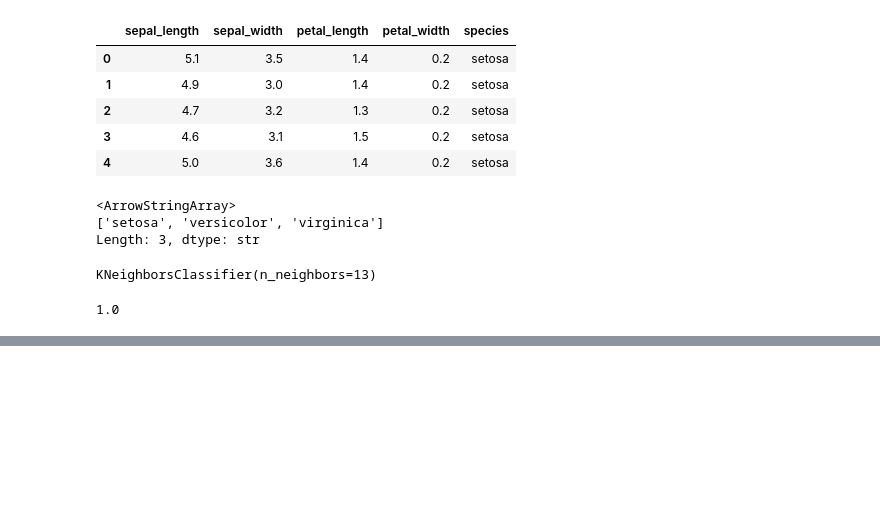
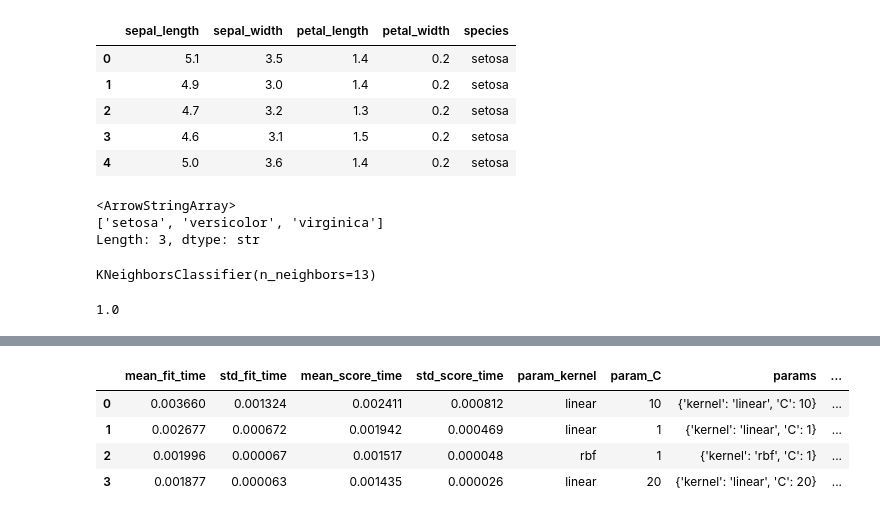
Before and after one commit to deawree/Machine-Learning, a Jupyter notebook: GridSearchCV.ipynb, the cells around one changed output, grey strips where cells are left out. Drawn from its saved outputs; the diff is of its cells as text; code cells hidden in the pictures; blank space fills up the shorter version.

```diff
--- a/GridSearchCV.ipynb
+++ b/GridSearchCV.ipynb
@@ -48,0 +120,7 @@ model_svm = SVC(C=30,kernel='rbf',gamma= 'auto')
+# %%
+classifier_r = RandomizedSearchCV((model_svm),{
+    'C' : [1,10,20,30],
+    'kernel' :['rbf','linear'],
+},n_iter=4,cv = 5,return_train_score = False)
+# %%
+classifier_r.fit(X,y)
@@ -48,0 +151,11 @@ model_svm = SVC(C=30,kernel='rbf',gamma= 'auto')
+# %%
+
+results=pd.DataFrame(classifier_r.cv_results_)
+# %%
+results
+# %% [output]
+|  | mean_fit_time | std_fit_time | mean_score_time | std_score_time | param_kernel | param_C | params | ... |
+| 0 | 0.003660 | 0.001324 | 0.002411 | 0.000812 | linear | 10 | {'kernel': 'linear', 'C': 10} | ... |
+| 1 | 0.002677 | 0.000672 | 0.001942 | 0.000469 | linear | 1 | {'kernel': 'linear', 'C': 1} | ... |
+| 2 | 0.001996 | 0.000067 | 0.001517 | 0.000048 | rbf | 1 | {'kernel': 'rbf', 'C': 1} | ... |
+| 3 | 0.001877 | 0.000063 | 0.001435 | 0.000026 | linear | 20 | {'kernel': 'linear', 'C': 20} | ... |
```
Also changed, not shown: parts of 14 cells of this notebook, 1 other file.
